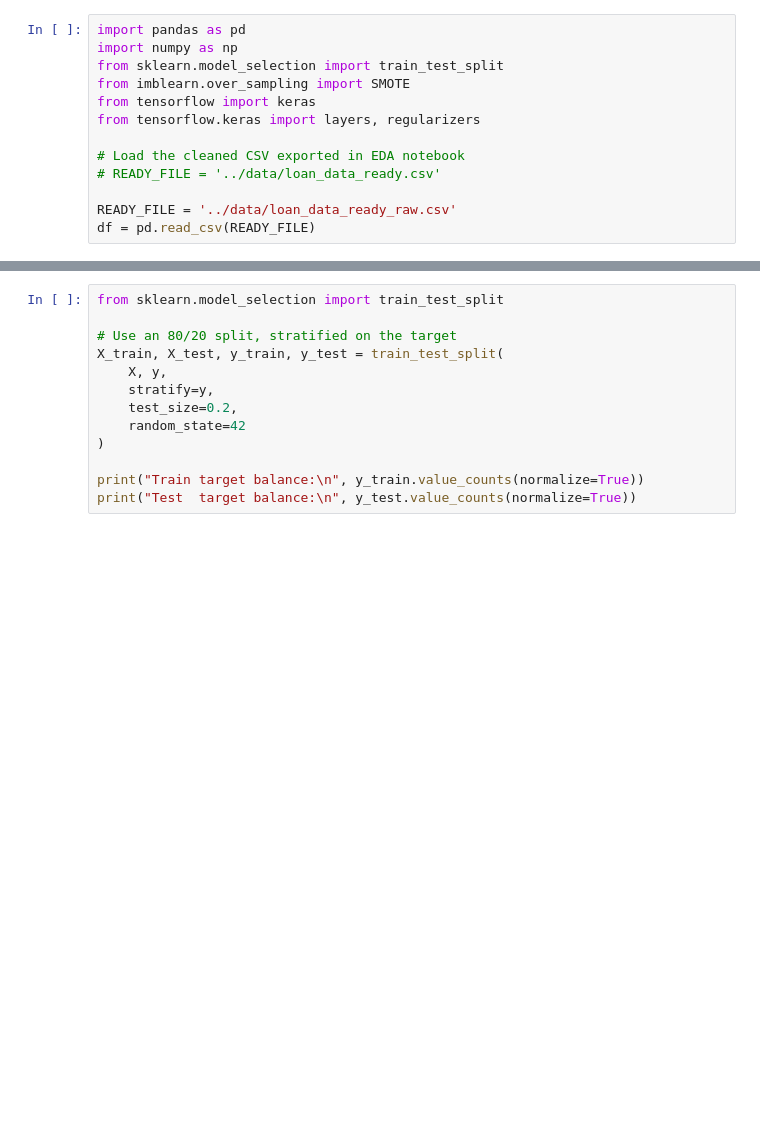
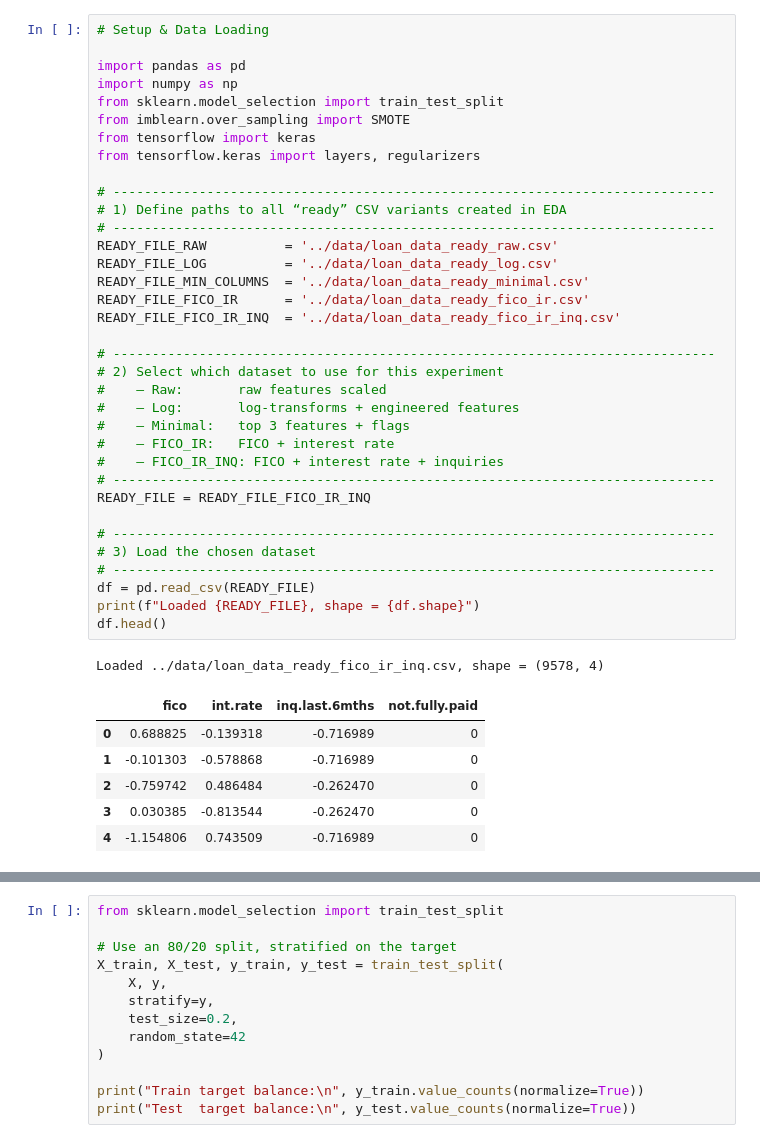
Before and after one commit to aliehs111/lend_club, a Jupyter notebook: notebooks/lend_club_model.ipynb, the cells around one changed output, grey strips where cells are left out. Saved outputs shown, nothing was run; the diff lists cells and outputs as text; blank space fills up the shorter version.

```diff
--- a/notebooks/lend_club_model.ipynb
+++ b/notebooks/lend_club_model.ipynb
@@ -1,16 +1,46 @@
 # %%
+# Setup & Data Loading
+
 import pandas as pd
 import numpy as np
 from sklearn.model_selection import train_test_split
 from imblearn.over_sampling import SMOTE
 from tensorflow import keras
 from tensorflow.keras import layers, regularizers
 
-# Load the cleaned CSV exported in EDA notebook
-# READY_FILE = '../data/loan_data_ready.csv'
+# -----------------------------------------------------------------------------
+# 1) Define paths to all “ready” CSV variants created in EDA
+# -----------------------------------------------------------------------------
+READY_FILE_RAW          = '../data/loan_data_ready_raw.csv'
+READY_FILE_LOG          = '../data/loan_data_ready_log.csv'
+READY_FILE_MIN_COLUMNS  = '../data/loan_data_ready_minimal.csv'
+READY_FILE_FICO_IR      = '../data/loan_data_ready_fico_ir.csv'
+READY_FILE_FICO_IR_INQ  = '../data/loan_data_ready_fico_ir_inq.csv'
 
-READY_FILE = '../data/loan_data_ready_raw.csv'
+# -----------------------------------------------------------------------------
+# 2) Select which dataset to use for this experiment
+#    – Raw:       raw features scaled
+#    – Log:       log-transforms + engineered features
+#    – Minimal:   top 3 features + flags
+#    – FICO_IR:   FICO + interest rate
+#    – FICO_IR_INQ: FICO + interest rate + inquiries
+# -----------------------------------------------------------------------------
+READY_FILE = READY_FILE_FICO_IR_INQ
+
+# -----------------------------------------------------------------------------
+# 3) Load the chosen dataset
+# -----------------------------------------------------------------------------
 df = pd.read_csv(READY_FILE)
+print(f"Loaded {READY_FILE}, shape = {df.shape}")
+df.head()
+# %% [output]
+Loaded ../data/loan_data_ready_fico_ir_inq.csv, shape = (9578, 4)
+|  | fico | int.rate | inq.last.6mths | not.fully.paid |
+| 0 | 0.688825 | -0.139318 | -0.716989 | 0 |
+| 1 | -0.101303 | -0.578868 | -0.716989 | 0 |
+| 2 | -0.759742 | 0.486484 | -0.262470 | 0 |
+| 3 | 0.030385 | -0.813544 | -0.262470 | 0 |
+| 4 | -1.154806 | 0.743509 | -0.716989 | 0 |
 # %%
 # Define features & target from the ready CSV
 target_col = 'not.fully.paid'
```
Also changed, not shown: parts of 11 cells of this notebook, 6 other files.
